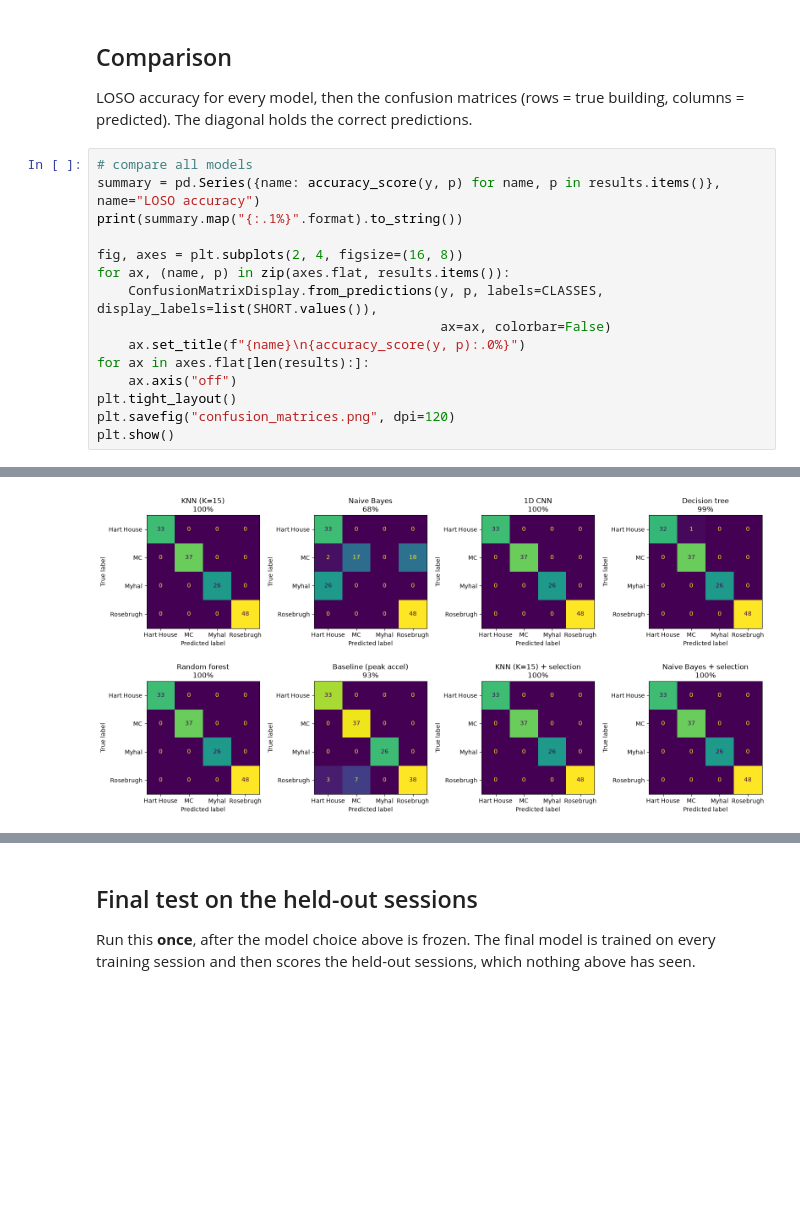
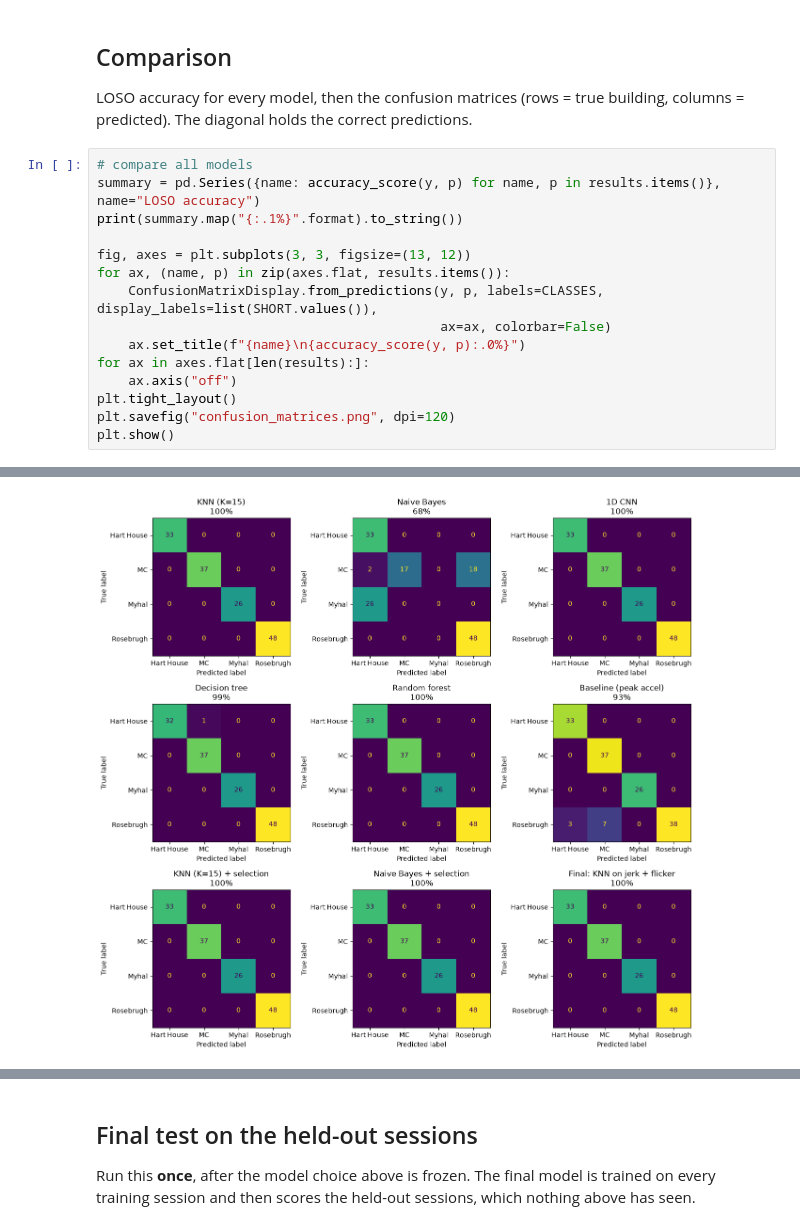
Before and after one commit to chrystalight/PATTERN-RECOGNITION, a Jupyter notebook: Classifier/elevator_classifier.ipynb, the cells around one changed output, grey strips where cells are left out. Cells and saved outputs as stored; diff of their text form; blank space fills up the shorter version.

```diff
--- a/Classifier/elevator_classifier.ipynb
+++ b/Classifier/elevator_classifier.ipynb
@@ -408,7 +456,7 @@ columns = predicted). The diagonal holds the correct predictions.
 summary = pd.Series({name: accuracy_score(y, p) for name, p in results.items()}, name="LOSO accuracy")
 print(summary.map("{:.1%}".format).to_string())
 
-fig, axes = plt.subplots(2, 4, figsize=(16, 8))
+fig, axes = plt.subplots(3, 3, figsize=(13, 12))
 for ax, (name, p) in zip(axes.flat, results.items()):
     ConfusionMatrixDisplay.from_predictions(y, p, labels=CLASSES, display_labels=list(SHORT.values()),
                                             ax=ax, colorbar=False)
@@ -430,3 +479,3 @@ Naive Bayes + selection    100.0%
-[figure, old version]
+[figure, new version]
 # %% [markdown]
 **Reading the results**
```
Also changed, not shown: parts of 7 cells of this notebook, 9 other files.
